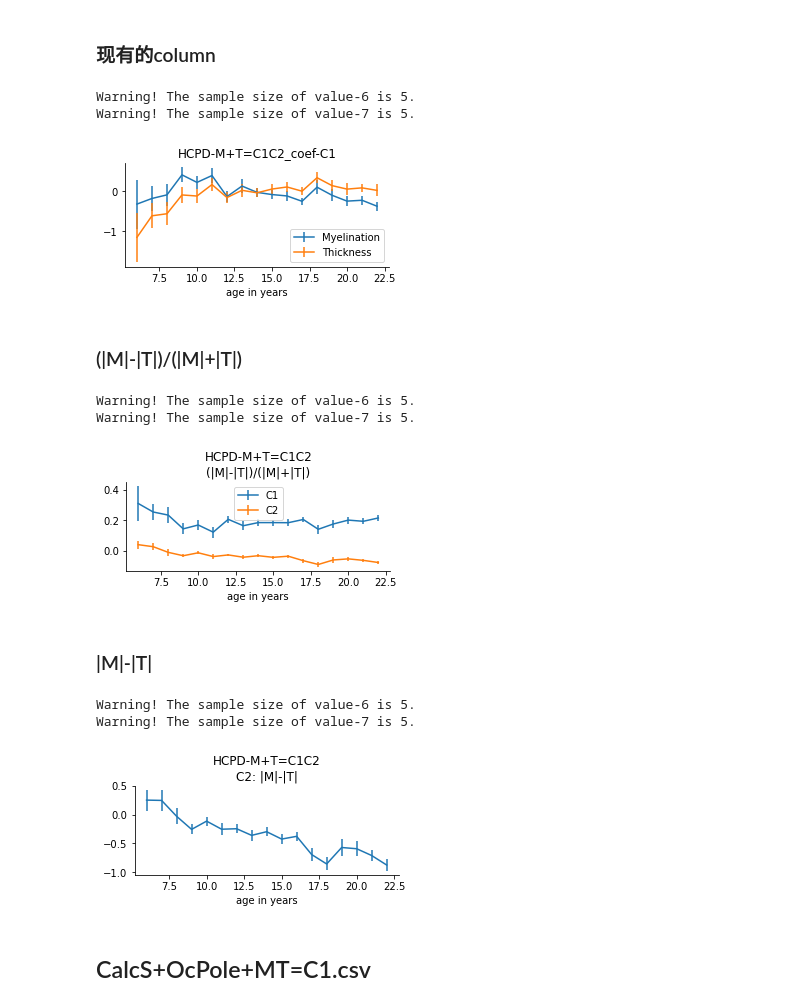
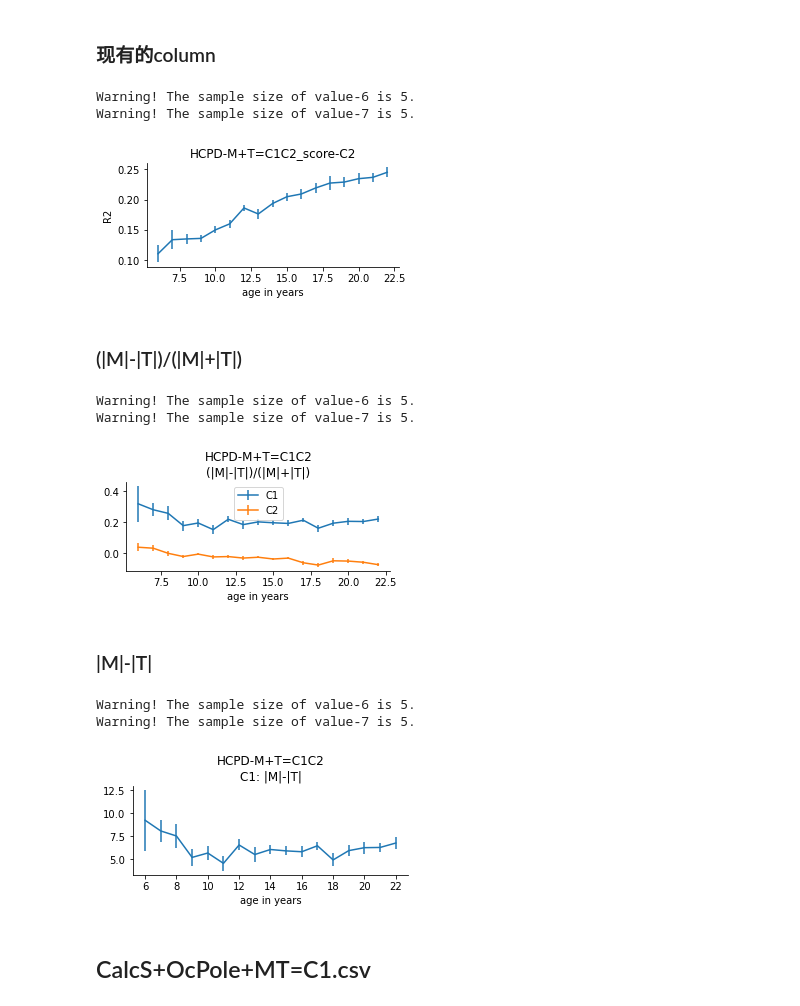
Before and after one commit to BNUCNL/nibrain, a Jupyter notebook: cxy_visual_dev/scripts/plot_line_bar.ipynb, the cells around one changed output. Drawn from its saved outputs; the diff is of its cells as text; code cells hidden in the pictures.

Commit message:
cxy_visual_dev: update line_bar plot of fitting results

```diff
--- a/cxy_visual_dev/scripts/plot_line_bar.ipynb
+++ b/cxy_visual_dev/scripts/plot_line_bar.ipynb
@@ -162,34 +159,43 @@ NameError: name 'anal_dir' is not defined
 # %% [markdown]
 ### 现有的column
 # %%
-zscore_flag = True
 fname = 'HCPD-M+T=C1C2'
 df = pd.read_csv(pjoin(anal_dir, f'fit/{fname}.csv'))
 
 age_name = 'age in years'
 ages = pd.read_csv(dataset_name2info['HCPD'])[age_name]
 ages_uniq = np.unique(ages)
 
-row_names = ['coef_C1_Myelination', 'coef_C1_Thickness']
-title = f'{fname}_coef-C1'
-ylabel = None
-key_groups = [row_names]
-labels = ('Myelination', 'Thickness')
+# cols = ['coef_C2_Myelination', 'coef_C2_Thickness']
+# labels = ('Myelination', 'Thickness')
+# ylabel='coefficient'
+# title = f'{fname}_coef-C2'
+
+cols = ['score_C2']
+labels = None
+ylabel='R2'
+title = f'{fname}_score-C2'
+
+figsize = (4.5, 2.4)
+zscore_flag = False
+key_groups = [cols]
+
+out_file = pjoin(work_dir, f'{title}.jpg')
+# out_file = 'show'
 
 y_dict, yerr_dict = summary_across_col_by_mask(
-    data=np.array(df[row_names]).T, mask=ages, values=ages_uniq, metrics=['mean', 'sem'],
-    nan_mode=False, row_names=row_names, zscore_flag=zscore_flag, out_dict=True)
+    data=np.array(df[cols]).T, mask=ages, values=ages_uniq, metrics=['mean', 'sem'],
+    nan_mode=False, row_names=cols, zscore_flag=zscore_flag, out_dict=True
+)
 plot_line(
-    y=prepare_y_bar_line(y_dict, key_groups), figsize=(4.5, 2.4),
+    y=prepare_y_bar_line(y_dict, key_groups), figsize=figsize,
     yerr=prepare_y_bar_line(yerr_dict, key_groups), x=ages_uniq, label=labels,
-    xlabel=age_name, ylabel=ylabel, title=title,
-    mode=pjoin(work_dir, f'{title}.jpg')
-    # mode='show'
+    xlabel=age_name, title=title, mode=out_file, ylabel=ylabel
 )
 # %% [output]
 Warning! The sample size of value-6 is 5.
 Warning! The sample size of value-7 is 5.
-[figure, old version]
+[figure, new version]
 # %% [markdown]
 ### (|M|-|T|)/(|M|+|T|)
 # %%
@@ -200,6 +206,7 @@ age_name = 'age in years'
 ages = pd.read_csv(dataset_name2info['HCPD'])[age_name]
 ages_uniq = np.unique(ages)
 
+figsize = (4.5, 2.4)
 labels = ('C1', 'C2')
 data = np.zeros((len(labels), df.shape[0]), np.float64)
 for lbl_idx, lbl in enumerate(labels):
@@ -208,18 +215,17 @@ for lbl_idx, lbl in enumerate(labels):
     data[lbl_idx, :] =  (m - t) / (m + t)
 title = f'{fname}\n(|M|-|T|)/(|M|+|T|)'
 out_file = pjoin(work_dir, f'{fname}_MT-diff.jpg')
+# out_file = 'show'
 
 y, yerr = summary_across_col_by_mask(data, ages, ages_uniq, ['mean', 'sem'])
 plot_line(
-    y=y, figsize=(4.5, 2.4), yerr=yerr, x=ages_uniq,
-    label=labels, xlabel=age_name, ylabel=None, title=title,
-    mode=out_file
-    # mode='show'
+    y=y, figsize=figsize, yerr=yerr, x=ages_uniq,
+    label=labels, xlabel=age_name, title=title, mode=out_file
 )
 # %% [output]
 Warning! The sample size of value-6 is 5.
 Warning! The sample size of value-7 is 5.
-[figure, old version]
+[figure, new version]
 # %% [markdown]
 ### |M|-|T|
 # %%
@@ -230,23 +236,25 @@ age_name = 'age in years'
 ages = pd.read_csv(dataset_name2info['HCPD'])[age_name]
 ages_uniq = np.unique(ages)
 
-lbl = 'C2'
+figsize = (4.5, 2.4)
+lbl = 'C1'
 data = np.zeros((1, df.shape[0]), np.float64)
 m = np.abs(df[f'coef_{lbl}_Myelination'])
 t = np.abs(df[f'coef_{lbl}_Thickness'])
 data[0, :] =  m - t
 title = f'{fname}\n{lbl}: |M|-|T|'
 out_file = pjoin(work_dir, f'{fname}_MT-diff-{lbl}.jpg')
+# out_file = 'show'
 
 y, yerr = summary_across_col_by_mask(data, ages, ages_uniq, ['mean', 'sem'])
 plot_line(
-    y=y, figsize=(4.5, 2.4), yerr=yerr, x=ages_uniq, xlabel=age_name,
+    y=y, figsize=figsize, yerr=yerr, x=ages_uniq, xlabel=age_name,
     title=title, mode=out_file
 )
 # %% [output]
 Warning! The sample size of value-6 is 5.
 Warning! The sample size of value-7 is 5.
-[figure, old version]
+[figure, new version]
 # %% [markdown]
 ## CalcS+OcPole+MT=C1.csv
 # %%
```
Also changed, not shown: parts of 2 cells of this notebook.
